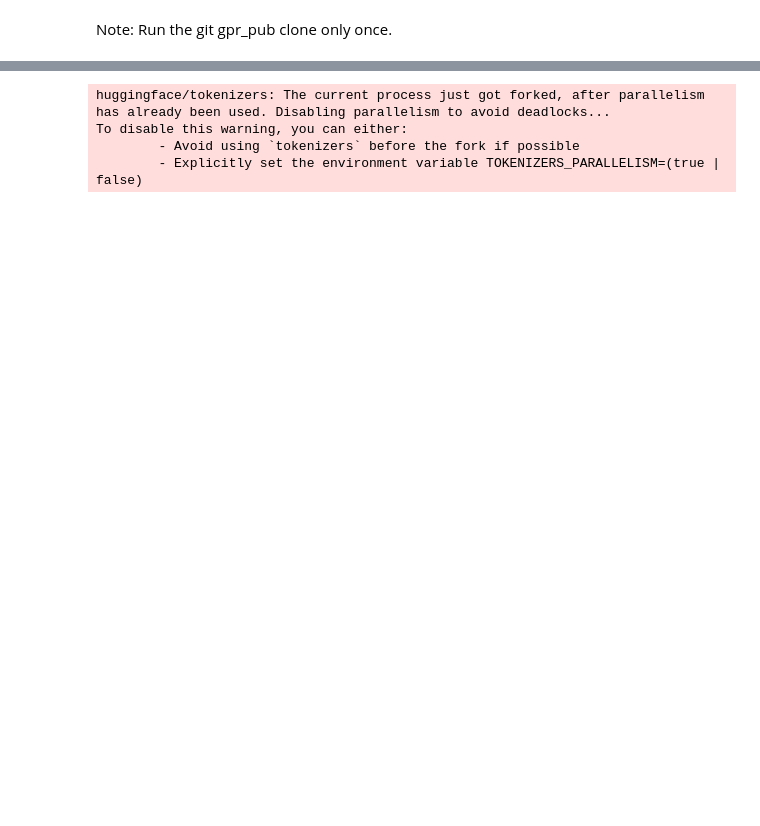
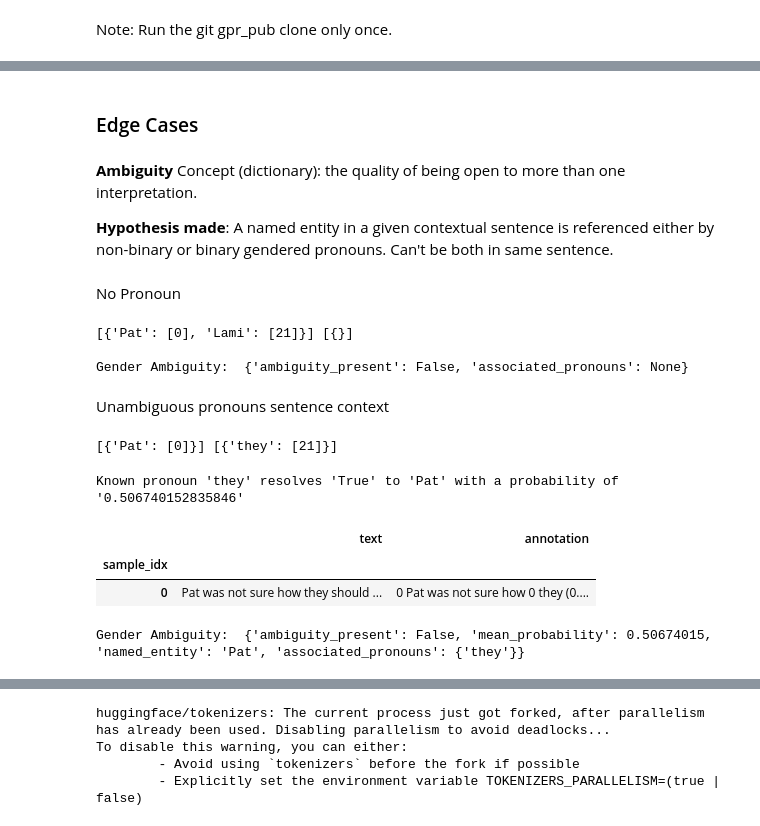
Before and after one commit to lamoghaighoroje/gap, a Jupyter notebook: gap-probert-inference.ipynb, the cells around one changed output, grey strips where cells are left out. Cells and saved outputs as stored; diff of their text form; code cells hidden in the pictures; blank space fills up the shorter version.

```diff
--- a/gap-probert-inference.ipynb
+++ b/gap-probert-inference.ipynb
@@ -675,5 +661,0 @@ Known pronoun 'he' resolves 'True' to 'Pat' with a probability of '0.99413424730
-# %%
-filename_wr = 'df_output_hf.csv'
-df_output.to_csv(filename_wr, index=False)
-eval_data_plot = pd.read_csv(filename_wr)
-display(eval_data_plot)
@@ -756,0 +811,31 @@ display(HTML(s.to_html(justify='left')))
+# %% [markdown]
+### Edge Cases
+# %% [markdown]
+**Ambiguity** Concept (dictionary): the quality of being open to more than one interpretation.
+
+**Hypothesis made**: A named entity in a given contextual sentence is referenced either by non-binary or binary gendered pronouns. Can't be both in same sentence.
+# %% [markdown]
+No Pronoun
+# %%
+input_0 = "Pat was not sure how Lami should bring up inclusivity in the workplace. "
+is_gap_present = get_ambiguity_class(input_0)
+for gap in is_gap_present:
+    print("\nGender Ambiguity: ", gap)
+# %% [output]
+[{'Pat': [0], 'Lami': [21]}] [{}]
+
+Gender Ambiguity:  {'ambiguity_present': False, 'associated_pronouns': None}
+# %% [markdown]
+Unambiguous pronouns sentence context
+# %%
+input_1 = "Pat was not sure how they should bring up inclusivity in the workplace, because "
+is_gap_present = get_ambiguity_class(input_1)
+for gap in is_gap_present:
+    print("\nGender Ambiguity: ", gap)
+# %% [output]
+[{'Pat': [0]}] [{'they': [21]}]
+Known pronoun 'they' resolves 'True' to 'Pat' with a probability of '0.506740152835846'
+|  | text | annotation |
+| sample_idx |  |  |
+| 0 | Pat was not sure how they should ... | 0 Pat was not sure how 0 they (0.... |
+Gender Ambiguity:  {'ambiguity_present': False, 'mean_probability': 0.50674015, 'named_entity': 'Pat', 'associated_pronouns': {'they'}}
```
Also changed, not shown: parts of 27 cells of this notebook, 3 other files.
